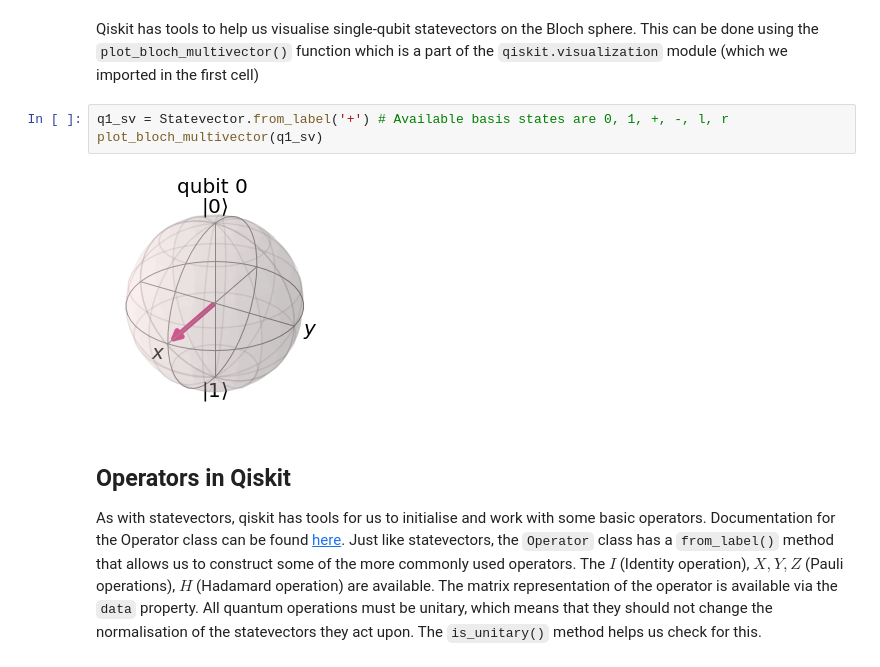
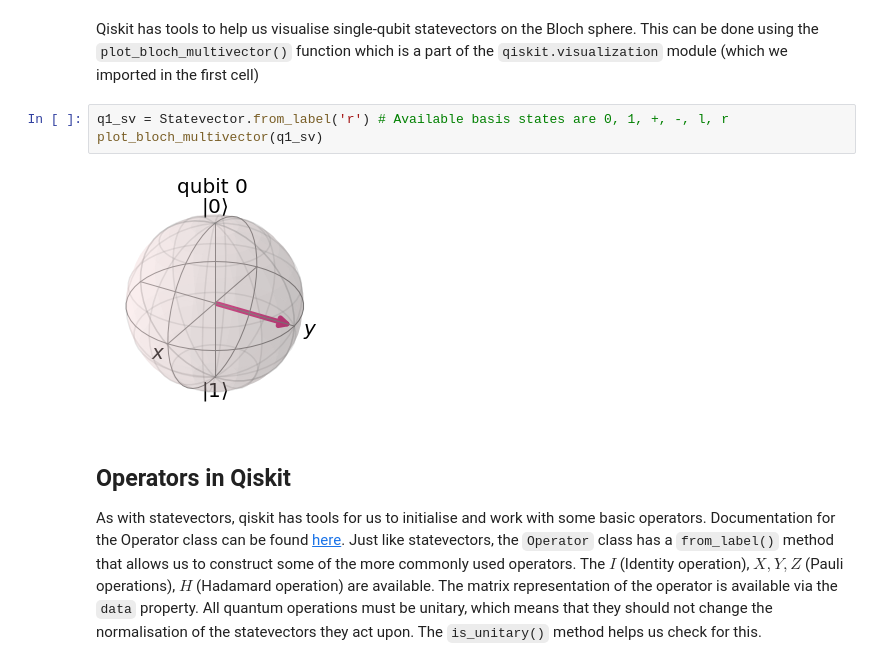
Before and after one commit to abhishekchak52/intro-qc-2021, a Jupyter notebook: notebooks/single_qubit.ipynb, the cells around one changed output. Saved outputs shown, nothing was run; the diff lists cells and outputs as text.

```diff
--- a/notebooks/single_qubit.ipynb
+++ b/notebooks/single_qubit.ipynb
@@ -76,10 +76,10 @@ Images: <br>
 # %% [markdown]
 Qiskit has tools to help us visualise single-qubit statevectors on the Bloch sphere. This can be done using the `plot_bloch_multivector()` function which is a part of the `qiskit.visualization` module (which we imported in the first cell)
 # %%
-q1_sv = Statevector.from_label('+') # Available basis states are 0, 1, +, -, l, r
+q1_sv = Statevector.from_label('r') # Available basis states are 0, 1, +, -, l, r
 plot_bloch_multivector(q1_sv)
 # %% [output]
-[figure, old version]
+[figure, new version]
 # %% [markdown]
 ## Operators in Qiskit
 As with statevectors, qiskit has tools for us to initialise and work with some basic operators. Documentation for the Operator class can be found [here](https://qiskit.org/documentation/stubs/qiskit.quantum_info.Operator.html#qiskit.quantum_info.Operator). Just like statevectors, the `Operator` class has a `from_label()` method that allows us to construct some of the more commonly used operators. The $I$ (Identity operation), $X, Y, Z$ (Pauli operations), $H$ (Hadamard operation) are available. The matrix representation of the operator is available via the `data` property. All quantum operations must be unitary, which means that they should not change the normalisation of the statevectors they act upon. The `is_unitary()` method helps us check for this.
```
Also changed, not shown: parts of 8 cells of this notebook, 2 other files.
